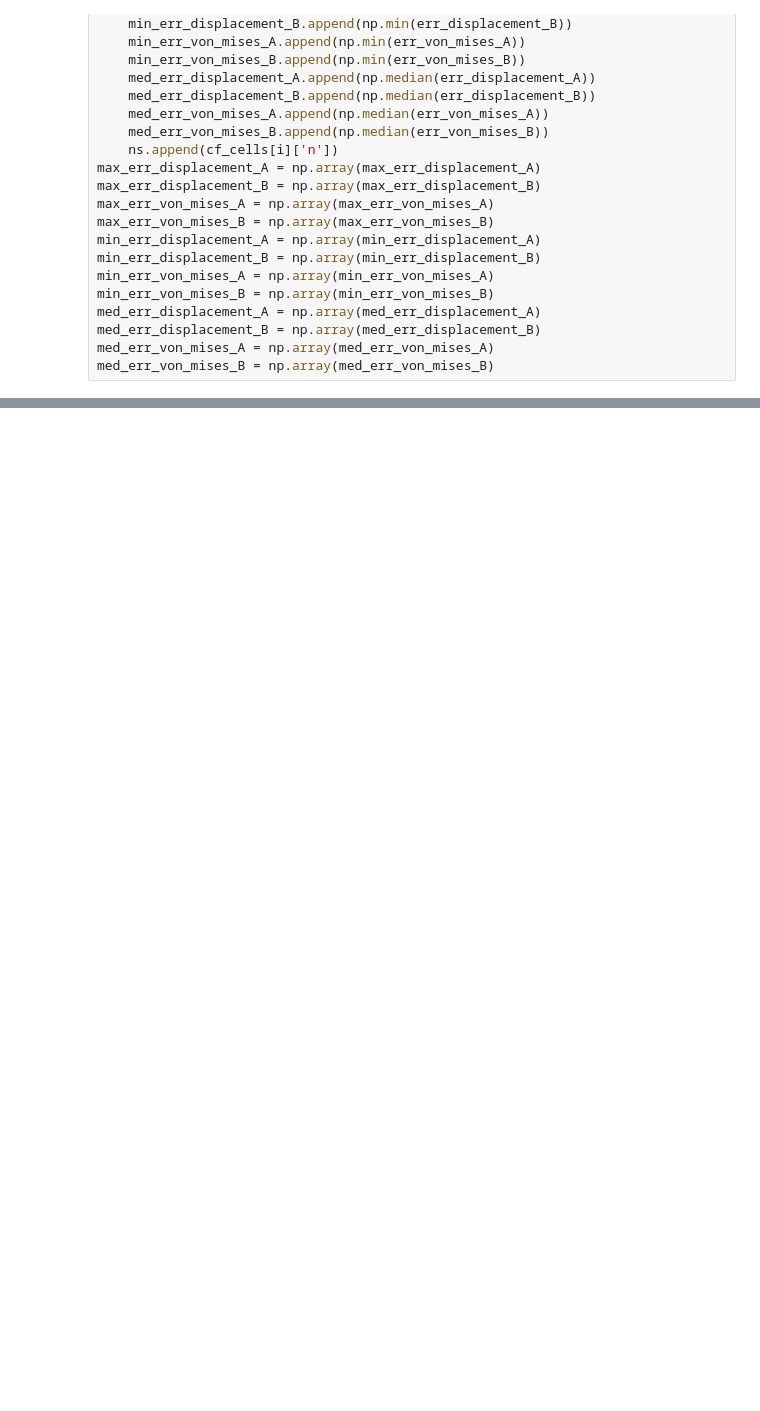
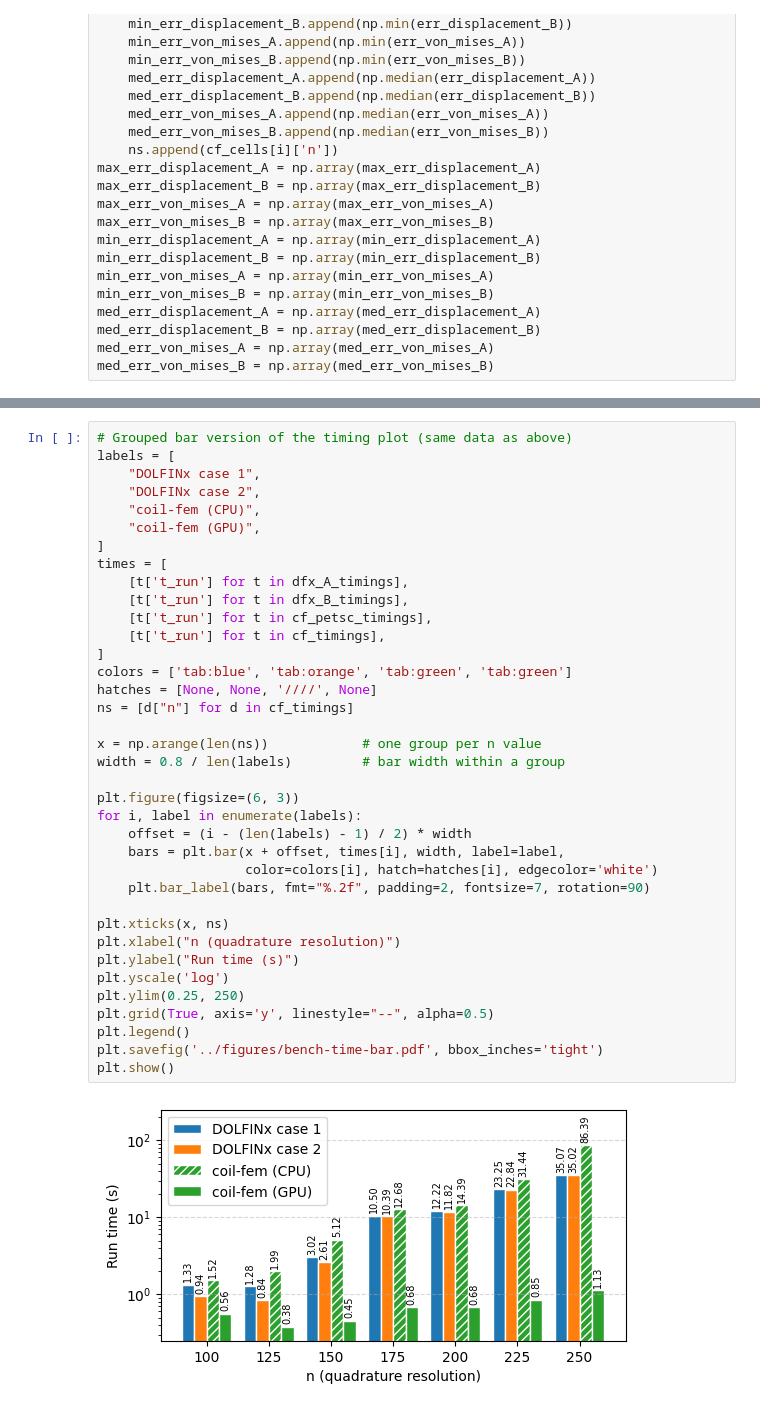
Before and after one commit to lankef/fem-data, a Jupyter notebook: w7x-convergence/plotting.ipynb, the cells around one changed output, grey strips where cells are left out. Cells and saved outputs as stored; diff of their text form; blank space fills up the shorter version.

```diff
--- a/w7x-convergence/plotting.ipynb
+++ b/w7x-convergence/plotting.ipynb
@@ -287,0 +294,39 @@ plt.show()
+# %%
+# Grouped bar version of the timing plot (same data as above)
+labels = [
+    "DOLFINx case 1",
+    "DOLFINx case 2",
+    "coil-fem (CPU)",
+    "coil-fem (GPU)",
+]
+times = [
+    [t['t_run'] for t in dfx_A_timings],
+    [t['t_run'] for t in dfx_B_timings],
+    [t['t_run'] for t in cf_petsc_timings],
+    [t['t_run'] for t in cf_timings],
+]
+colors = ['tab:blue', 'tab:orange', 'tab:green', 'tab:green']
+hatches = [None, None, '////', None]
+ns = [d["n"] for d in cf_timings]
+
+x = np.arange(len(ns))            # one group per n value
+width = 0.8 / len(labels)         # bar width within a group
+
+plt.figure(figsize=(6, 3))
+for i, label in enumerate(labels):
+    offset = (i - (len(labels) - 1) / 2) * width
+    bars = plt.bar(x + offset, times[i], width, label=label,
+                   color=colors[i], hatch=hatches[i], edgecolor='white')
+    plt.bar_label(bars, fmt="%.2f", padding=2, fontsize=7, rotation=90)
+
+plt.xticks(x, ns)
+plt.xlabel("n (quadrature resolution)")
+plt.ylabel("Run time (s)")
+plt.yscale('log')
+plt.ylim(0.25, 250)
+plt.grid(True, axis='y', linestyle="--", alpha=0.5)
+plt.legend()
+plt.savefig('../figures/bench-time-bar.pdf', bbox_inches='tight')
+plt.show()
+# %% [output]
+[figure, added]
```
Also changed, not shown: parts of 11 cells of this notebook.
